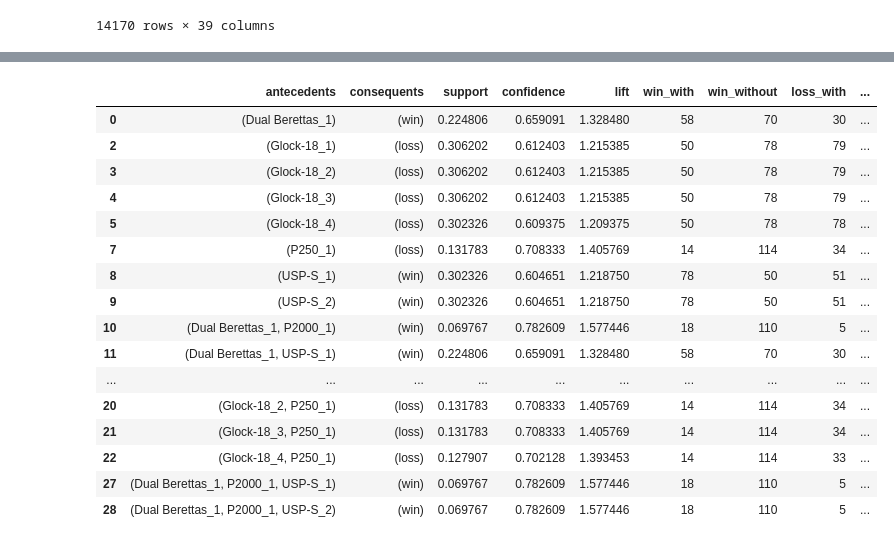
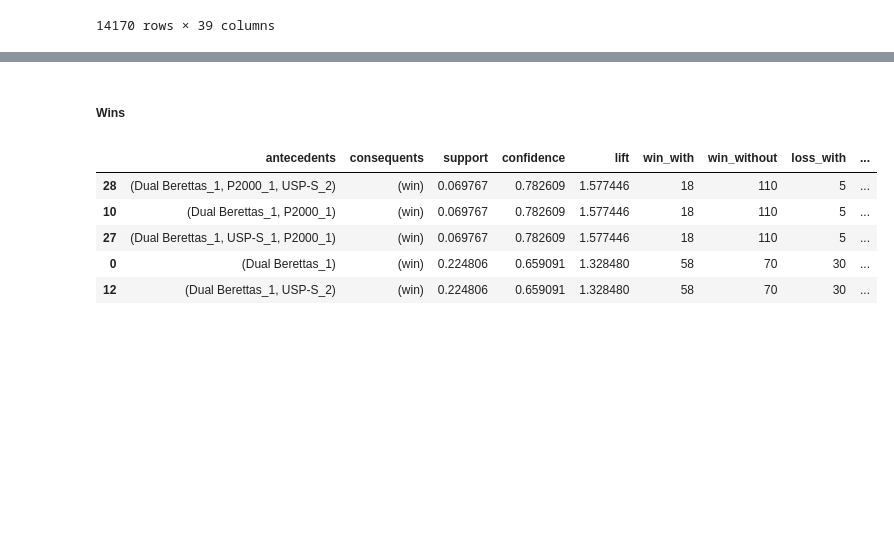
Before and after one commit to iwillreku3206/CSMODEL-MP, a Jupyter notebook: inventory.ipynb, the cells around one changed output, grey strips where cells are left out. Saved outputs shown, nothing was run; the diff lists cells and outputs as text; code cells hidden in the pictures; blank space fills up the shorter version.

```diff
--- a/inventory.ipynb
+++ b/inventory.ipynb
@@ -259,27 +362,17 @@ get_rules_chisquare_table(demos_inventory, 20, 0.05)
 # %%
-# pistol rounds
 pistol_round_rules = get_rules_chisquare_table(
     demos_inventory.loc[
         (demos_inventory['round_number'] == 1)
         | (demos_inventory['round_number'] == 13)
         ], 2, 0.05)
-
-pistol_round_rules.loc[pistol_round_rules['chi2_result'] == "dependent"]
-# %% [output]
-|  | antecedents | consequents | support | confidence | lift | win_with | win_without | loss_with | ... |
-| 0 | (Dual Berettas_1) | (win) | 0.224806 | 0.659091 | 1.328480 | 58 | 70 | 30 | ... |
-| 2 | (Glock-18_1) | (loss) | 0.306202 | 0.612403 | 1.215385 | 50 | 78 | 79 | ... |
-| 3 | (Glock-18_2) | (loss) | 0.306202 | 0.612403 | 1.215385 | 50 | 78 | 79 | ... |
-| 4 | (Glock-18_3) | (loss) | 0.306202 | 0.612403 | 1.215385 | 50 | 78 | 79 | ... |
-| 5 | (Glock-18_4) | (loss) | 0.302326 | 0.609375 | 1.209375 | 50 | 78 | 78 | ... |
-| 7 | (P250_1) | (loss) | 0.131783 | 0.708333 | 1.405769 | 14 | 114 | 34 | ... |
-| 8 | (USP-S_1) | (win) | 0.302326 | 0.604651 | 1.218750 | 78 | 50 | 51 | ... |
-| 9 | (USP-S_2) | (win) | 0.302326 | 0.604651 | 1.218750 | 78 | 50 | 51 | ... |
-| 10 | (Dual Berettas_1, P2000_1) | (win) | 0.069767 | 0.782609 | 1.577446 | 18 | 110 | 5 | ... |
-| 11 | (Dual Berettas_1, USP-S_1) | (win) | 0.224806 | 0.659091 | 1.328480 | 58 | 70 | 30 | ... |
-| ... | ... | ... | ... | ... | ... | ... | ... | ... | ... |
-| 20 | (Glock-18_2, P250_1) | (loss) | 0.131783 | 0.708333 | 1.405769 | 14 | 114 | 34 | ... |
-| 21 | (Glock-18_3, P250_1) | (loss) | 0.131783 | 0.708333 | 1.405769 | 14 | 114 | 34 | ... |
-| 22 | (Glock-18_4, P250_1) | (loss) | 0.127907 | 0.702128 | 1.393453 | 14 | 114 | 33 | ... |
-| 27 | (Dual Berettas_1, P2000_1, USP-S_1) | (win) | 0.069767 | 0.782609 | 1.577446 | 18 | 110 | 5 | ... |
-| 28 | (Dual Berettas_1, P2000_1, USP-S_2) | (win) | 0.069767 | 0.782609 | 1.577446 | 18 | 110 | 5 | ... |
+# %% [markdown]
+##### Wins
+# %%
+pistol_round_rules.loc[pistol_round_rules['consequents'] == {'win'}].sort_values(by="confidence", ascending=False).head(5)
+# %% [output]
+|  | antecedents | consequents | support | confidence | lift | win_with | win_without | loss_with | ... |
+| 28 | (Dual Berettas_1, P2000_1, USP-S_2) | (win) | 0.069767 | 0.782609 | 1.577446 | 18 | 110 | 5 | ... |
+| 10 | (Dual Berettas_1, P2000_1) | (win) | 0.069767 | 0.782609 | 1.577446 | 18 | 110 | 5 | ... |
+| 27 | (Dual Berettas_1, USP-S_1, P2000_1) | (win) | 0.069767 | 0.782609 | 1.577446 | 18 | 110 | 5 | ... |
+| 0 | (Dual Berettas_1) | (win) | 0.224806 | 0.659091 | 1.328480 | 58 | 70 | 30 | ... |
+| 12 | (Dual Berettas_1, USP-S_2) | (win) | 0.224806 | 0.659091 | 1.328480 | 58 | 70 | 30 | ... |
```
Also changed, not shown: parts of 39 cells of this notebook, 30 other files.
